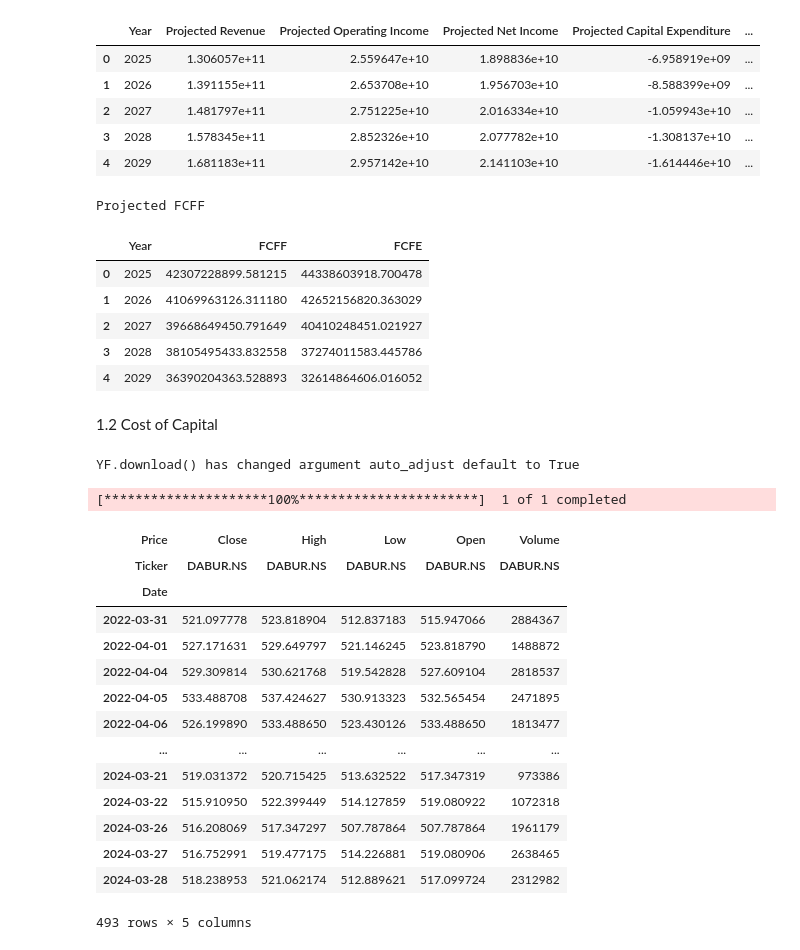
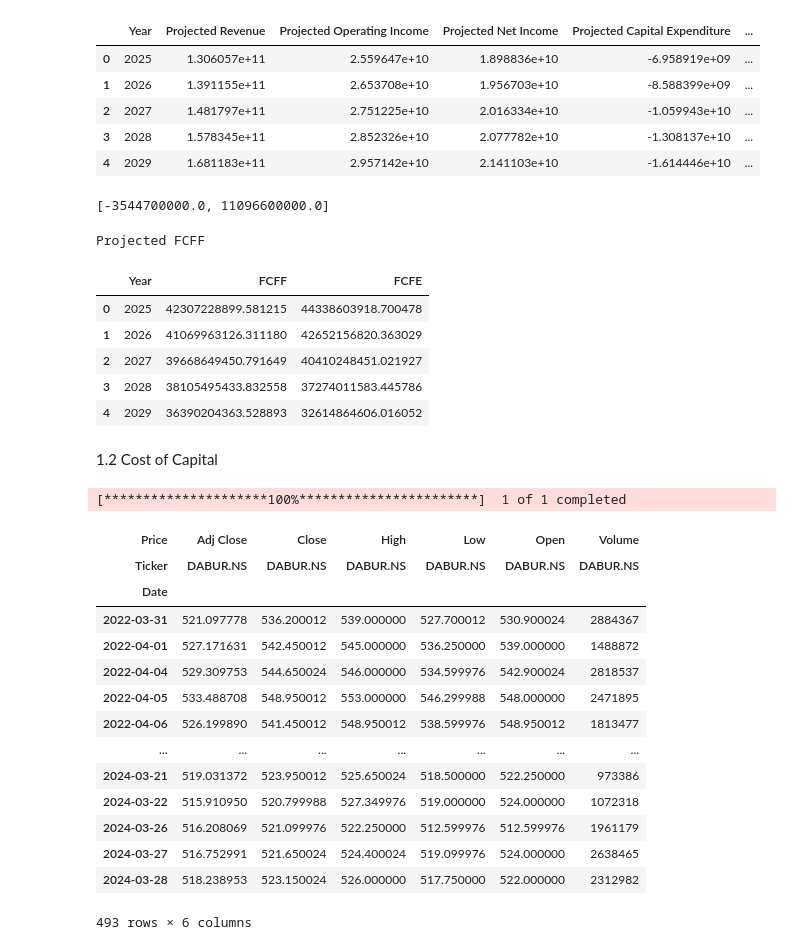
Before and after one commit to khushbhuta/BAV-Assignment, a Jupyter notebook: BAV_Assignment_Dabur.ipynb, the cells around one changed output. Saved outputs shown, nothing was run; the diff lists cells and outputs as text; code cells hidden in the pictures.

```diff
--- a/BAV_Assignment_Dabur.ipynb
+++ b/BAV_Assignment_Dabur.ipynb
@@ -252,7 +271,7 @@ change_in_nwc = []
 for i in range(len(nwc_values) - 1):
     change = nwc_values[i + 1] - nwc_values[i]
     change_in_nwc.append(change)
-
+display(change_in_nwc)
 growth_nwc = (change_in_nwc[1] - change_in_nwc[0]) / change_in_nwc[0]
 projected_delta_nwc = []
 
@@ -297,7 +316,8 @@ fcff_df = pd.DataFrame(fcff_data)
 
 display(fcff_df.style.set_caption('Projected FCFF'))
 # %% [output]
-Projected FCFF
+[-3544700000.0, 11096600000.0]
+Projected FCFF
 |  | Year | FCFF | FCFE |
 | 0 | 2025 | 42307228899.581215 | 44338603918.700478 |
 | 1 | 2026 | 41069963126.311180 | 42652156820.363029 |
@@ -308,25 +328,24 @@ Projected FCFF
 1.2 Cost of Capital
 # %%
 # Downloading stock prices for the security monthly data last 3 years
-dabur_df = yf.download(ticker,start='2022-03-31',end='2024-03-31')
+dabur_df = yf.download(ticker,start='2022-03-31',end='2024-03-31',auto_adjust=False)
 dabur_df
 # %% [output]
-YF.download() has changed argument auto_adjust default to True
+[*********************100%***********************]  1 of 1 completed
+| Price | Adj Close | Close | High | Low | Open | Volume |
+| Ticker | DABUR.NS | DABUR.NS | DABUR.NS | DABUR.NS | DABUR.NS | DABUR.NS |
+| Date |  |  |  |  |  |  |
+| 2022-03-31 | 521.097778 | 536.200012 | 539.000000 | 527.700012 | 530.900024 | 2884367 |
+| 2022-04-01 | 527.171631 | 542.450012 | 545.000000 | 536.250000 | 539.000000 | 1488872 |
+| 2022-04-04 | 529.309753 | 544.650024 | 546.000000 | 534.599976 | 542.900024 | 2818537 |
+| 2022-04-05 | 533.488708 | 548.950012 | 553.000000 | 546.299988 | 548.000000 | 2471895 |
+| 2022-04-06 | 526.199890 | 541.450012 | 548.950012 | 538.599976 | 548.950012 | 1813477 |
+| ... | ... | ... | ... | ... | ... | ... |
+| 2024-03-21 | 519.031372 | 523.950012 | 525.650024 | 518.500000 | 522.250000 | 973386 |
+| 2024-03-22 | 515.910950 | 520.799988 | 527.349976 | 519.000000 | 524.000000 | 1072318 |
+| 2024-03-26 | 516.208069 | 521.099976 | 522.250000 | 512.599976 | 512.599976 | 1961179 |
+| 2024-03-27 | 516.752991 | 521.650024 | 524.400024 | 519.099976 | 524.000000 | 2638465 |
+| 2024-03-28 | 518.238953 | 523.150024 | 526.000000 | 517.750000 | 522.000000 | 2312982 |
-[*********************100%***********************]  1 of 1 completed
+493 rows × 6 columns
-| Price | Close | High | Low | Open | Volume |
-| Ticker | DABUR.NS | DABUR.NS | DABUR.NS | DABUR.NS | DABUR.NS |
-| Date |  |  |  |  |  |
-| 2022-03-31 | 521.097778 | 523.818904 | 512.837183 | 515.947066 | 2884367 |
-| 2022-04-01 | 527.171631 | 529.649797 | 521.146245 | 523.818790 | 1488872 |
-| 2022-04-04 | 529.309814 | 530.621768 | 519.542828 | 527.609104 | 2818537 |
-| 2022-04-05 | 533.488708 | 537.424627 | 530.913323 | 532.565454 | 2471895 |
-| 2022-04-06 | 526.199890 | 533.488650 | 523.430126 | 533.488650 | 1813477 |
-| ... | ... | ... | ... | ... | ... |
-| 2024-03-21 | 519.031372 | 520.715425 | 513.632522 | 517.347319 | 973386 |
-| 2024-03-22 | 515.910950 | 522.399449 | 514.127859 | 519.080922 | 1072318 |
-| 2024-03-26 | 516.208069 | 517.347297 | 507.787864 | 507.787864 | 1961179 |
-| 2024-03-27 | 516.752991 | 519.477175 | 514.226881 | 519.080906 | 2638465 |
-| 2024-03-28 | 518.238953 | 521.062174 | 512.889621 | 517.099724 | 2312982 |
-493 rows × 5 columns
 # %%
 # Downloading Market index closing prices
```
Also changed, not shown: parts of 27 cells of this notebook.
